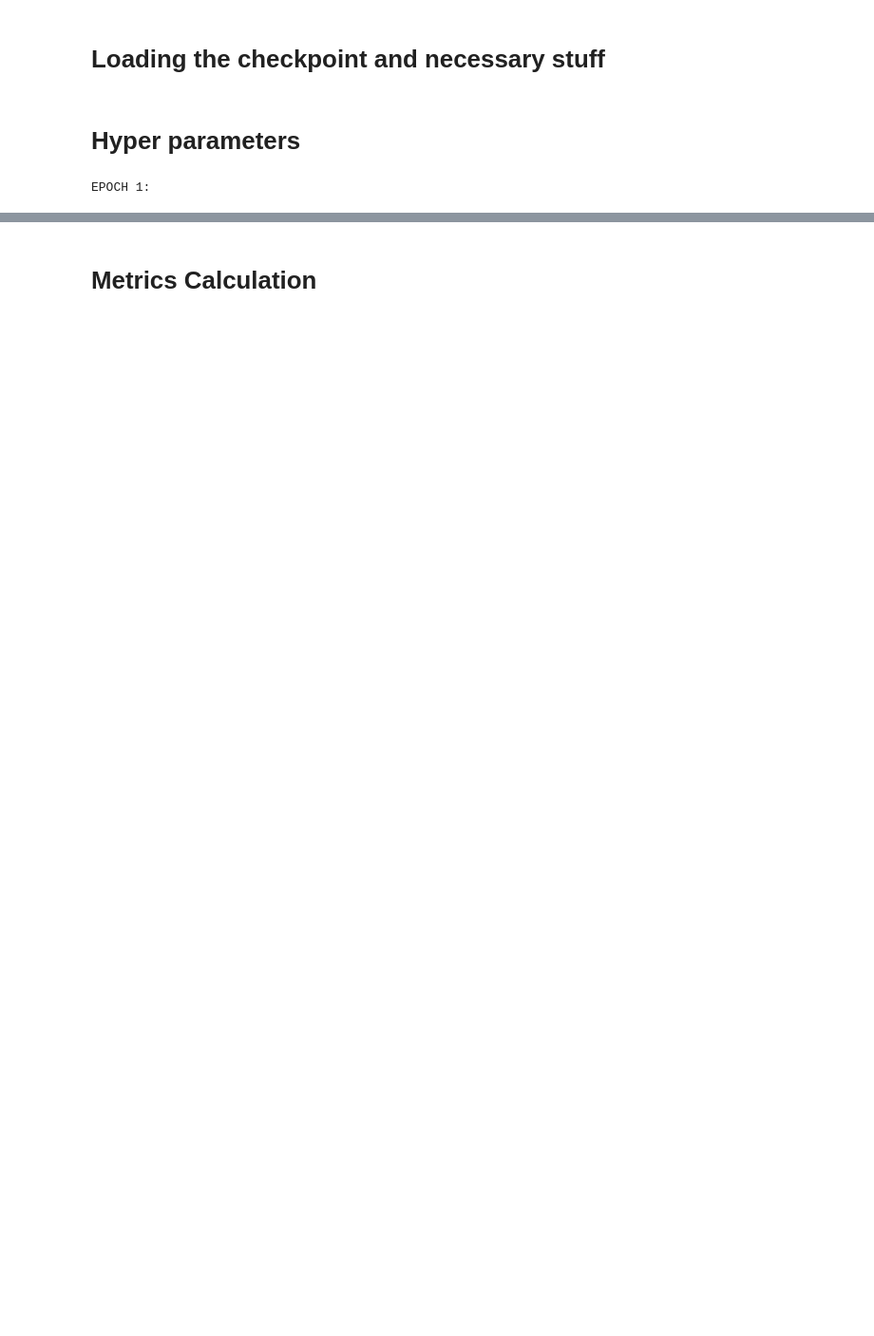
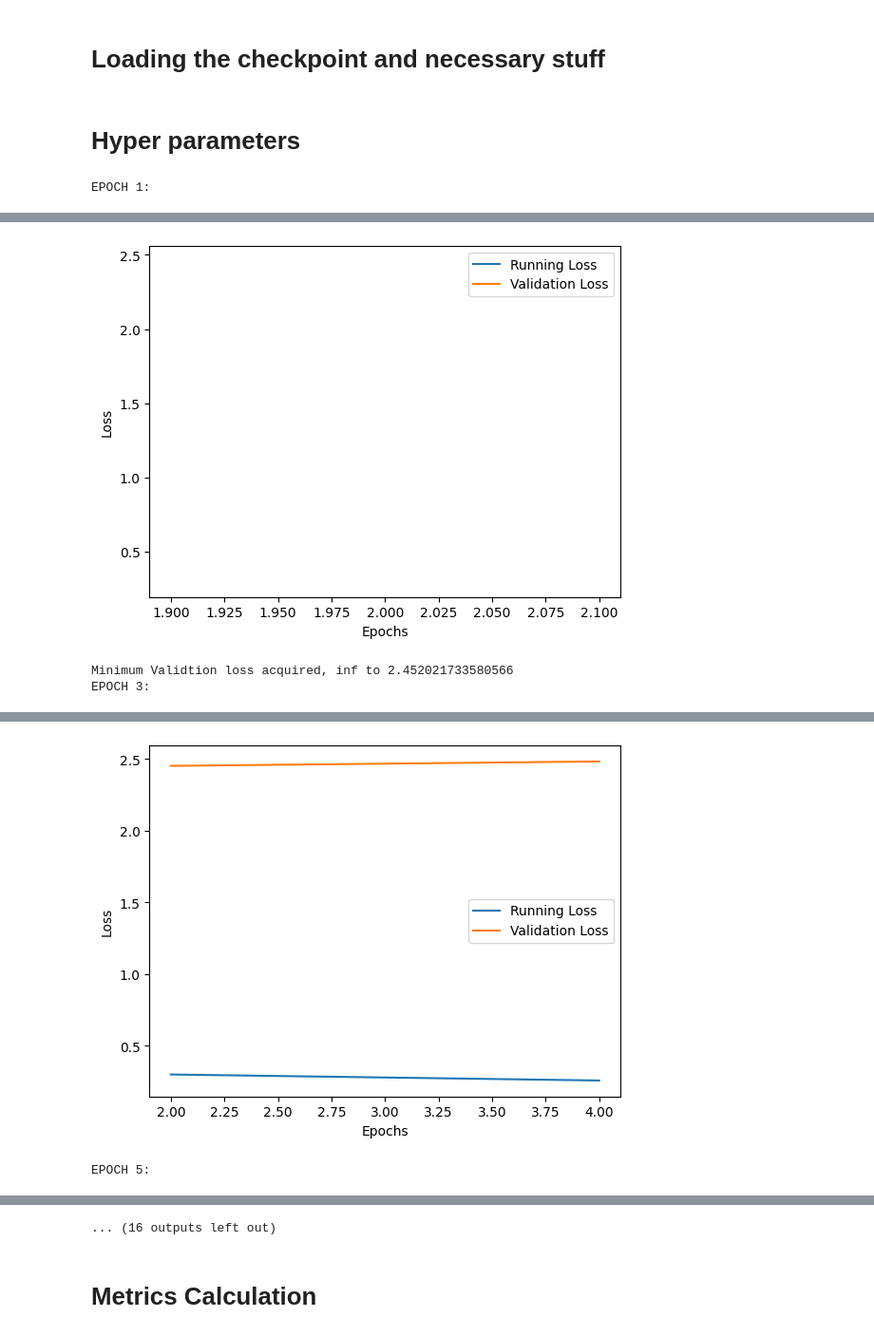
Before and after one commit to NavaneethReddyNalla/DeepFakeDetection, a Jupyter notebook: prototyping/prototyping.ipynb, the cells around one changed output, grey strips where cells are left out. Shown at 95% size. Drawn from its saved outputs; the diff is of its cells as text; code cells hidden in the pictures; blank space fills up the shorter version.

```diff
--- a/prototyping/prototyping.ipynb
+++ b/prototyping/prototyping.ipynb
@@ -125,4 +133,5 @@ display_image(images[0], idx_to_class[labels[0].item()])
 # %%
-from torchvision.models import resnet18, ResNet18_Weights
+from torchvision.models import resnet18
 
-model = resnet18(weights=ResNet18_Weights.IMAGENET1K_V1)
+model = resnet18(pretrained=True)
+model
@@ -211,2 +203,9 @@ best_checkpoint_path = os.path.join("..", "checkpoints", "best_model.pt")
+# %%
+checkpoint = None
+if os.path.exists(latest_checkpoint_path):
+    checkpoint = torch.load(latest_checkpoint_path)
+    model.load_state_dict(checkpoint["state_dict"])
+    print("Latest model loaded...")
+    print(f"Epochs done: {checkpoint['number of epochs']}\nMinimum Validation Loss: {checkpoint['valid_loss']}")
 # %% [markdown]
 # Hyper parameters
@@ -218,2 +212,9 @@ validate_every = 5
+# %%
+# criterion = nn.CrossEntropyLoss()
+criterion = nn.CrossEntropyLoss()
+# criterion = nn.CrossEntropyLoss(weight=torch.tensor([1.1948951686, 6.1309635173]).to(device))
+epochs = 200
+learning_rate = 0.003
+validate_every = 2
 # %%
 optimizer = torch.optim.Adam(model.parameters(), lr=learning_rate)
@@ -223,0 +221,5 @@ epoch_array = []
+# %%
+running_loss_array = [] if not checkpoint else checkpoint["running_loss_array"]
+valid_loss_array = [] if not checkpoint else checkpoint["valid_loss_array"]
+epoch_array = [] if not checkpoint else checkpoint["epoch_array"]
+start_epoch = 0 if not checkpoint else checkpoint["number of epochs"]
@@ -224,9 +236,9 @@ epoch_array = []
 # %%
-validation_loss_min = np.inf
+validation_loss_min = np.inf if not checkpoint else checkpoint["valid_loss"]
 model.to(device)
 model.train()
 
-for e in range(epochs):
+for e in range(start_epoch, epochs):
   running_loss = 0
 
   print(f"EPOCH {e + 1}:")
@@ -273,7 +285,7 @@ for e in range(epochs):
 
         validation_loss += loss.item()
 
-      model.train()
+    model.train()
 
     running_loss /= len(train_loader)
     validation_loss /= len(valid_loader)
@@ -298,0 +315,3 @@ KeyboardInterrupt:
+[figure, added]
+Minimum Validtion loss acquired, inf to 2.452021733580566
+EPOCH 3:
@@ -298,0 +323,2 @@ KeyboardInterrupt:
+[figure, added]
+EPOCH 5:
@@ -299,3 +327,4 @@ KeyboardInterrupt:
+... (16 outputs left out)
 # %% [markdown]
 # Metrics Calculation
 # %%
```
Also changed, not shown: parts of 20 cells of this notebook, 1 other file.
